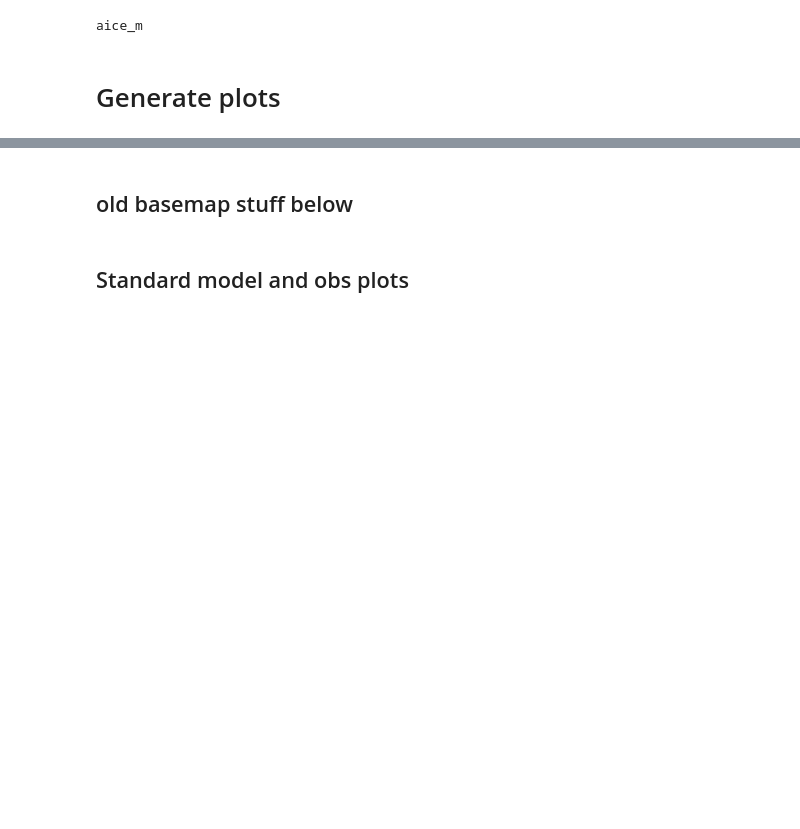
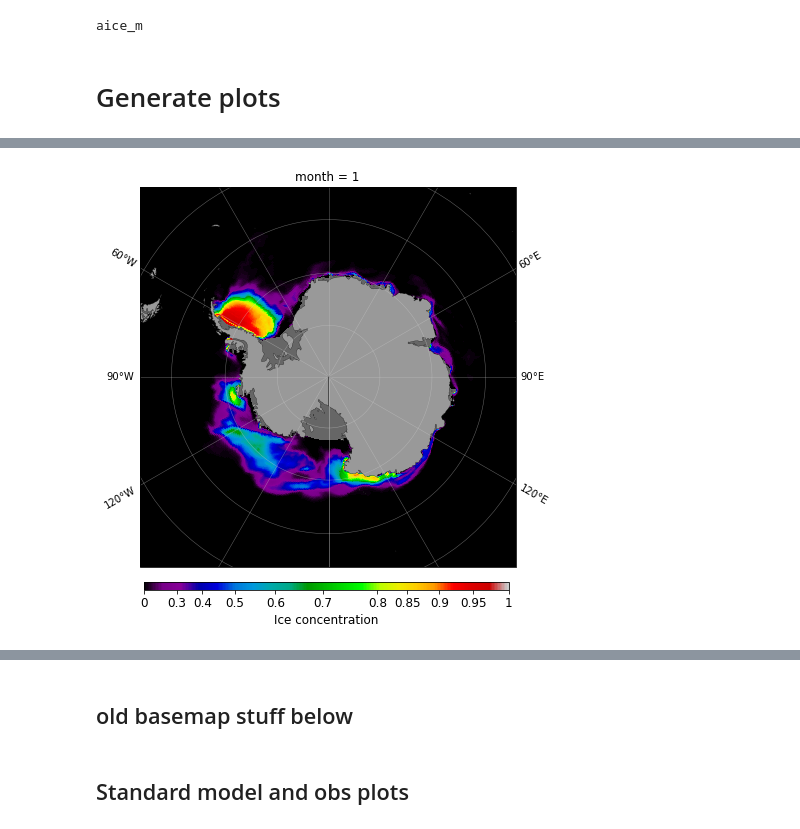
Before and after one commit to aekiss/ice_analysis, a Jupyter notebook: ice_maps.ipynb, the cells around one changed output, grey strips where cells are left out. Cells and saved outputs as stored; diff of their text form; code cells hidden in the pictures; blank space fills up the shorter version.

```diff
--- a/ice_maps.ipynb
+++ b/ice_maps.ipynb
@@ -359,0 +326,4 @@ plotSIC_SH(v)
+# %%
+plotSIC(v, **SH);
+# %% [output]
+[figure, added]
```
Also changed, not shown: parts of 28 cells of this notebook, 2 other files.
